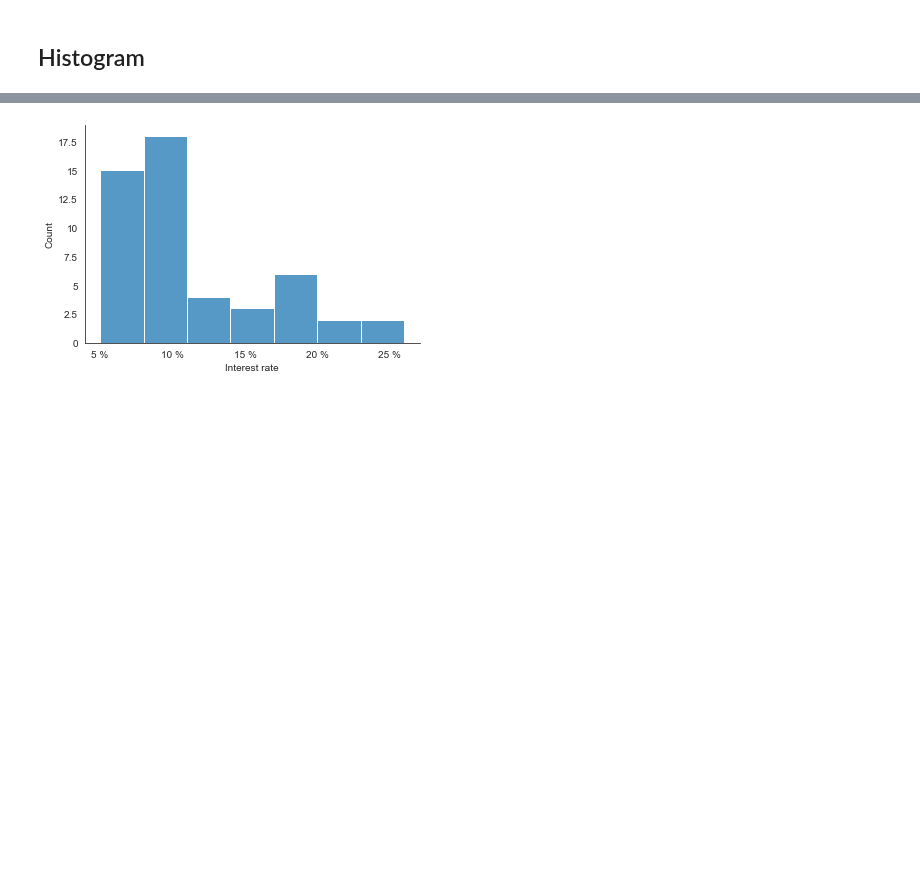
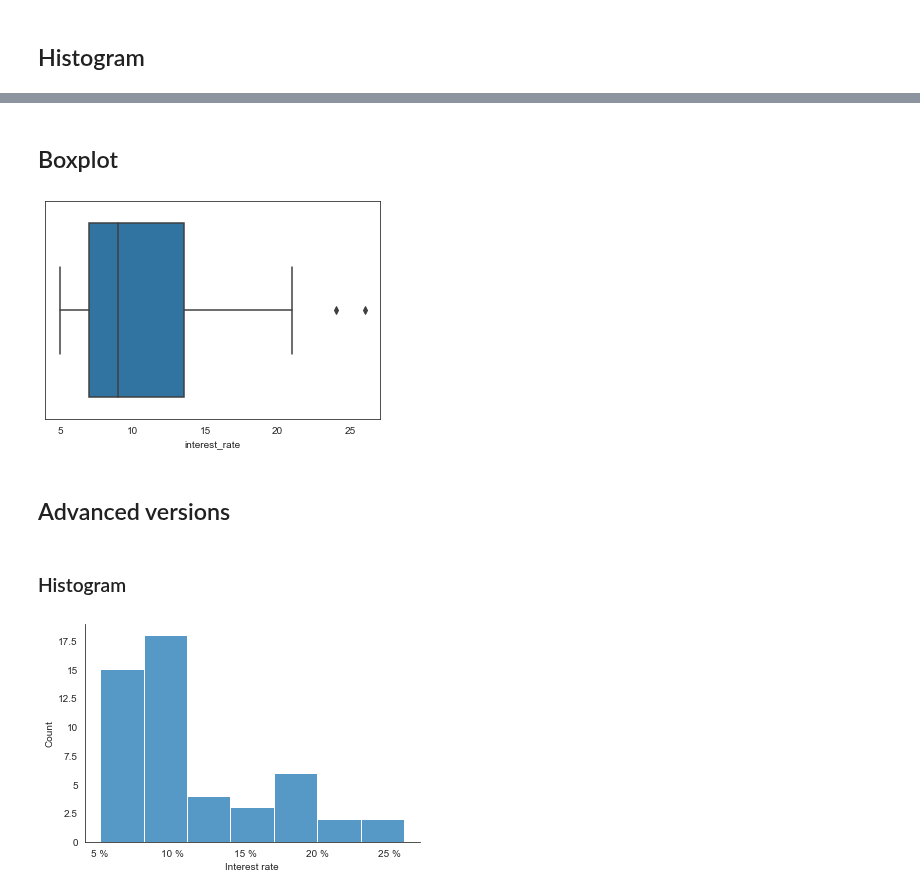
Before and after one commit to kirenz/eda, a Jupyter notebook: 05-5-box-plot.ipynb, the cells around one changed output, grey strips where cells are left out. Saved outputs shown, nothing was run; the diff lists cells and outputs as text; code cells hidden in the pictures; blank space fills up the shorter version.

```diff
--- a/05-5-box-plot.ipynb
+++ b/05-5-box-plot.ipynb
@@ -34,0 +29,8 @@ df["interest_rate"] = df["interest_rate"].astype("int64")
+# %% [markdown]
+## Boxplot
+# %%
+sns.boxplot(data=df, x="interest_rate");
+# %% [output]
+[figure, added]
+# %% [markdown]
+## Advanced versions
@@ -35,3 +44,5 @@ df["interest_rate"] = df["interest_rate"].astype("int64")
+# %% [markdown]
+### Histogram
 # %%
 import matplotlib.ticker as ticker
 
```
Also changed, not shown: parts of 6 cells of this notebook.
